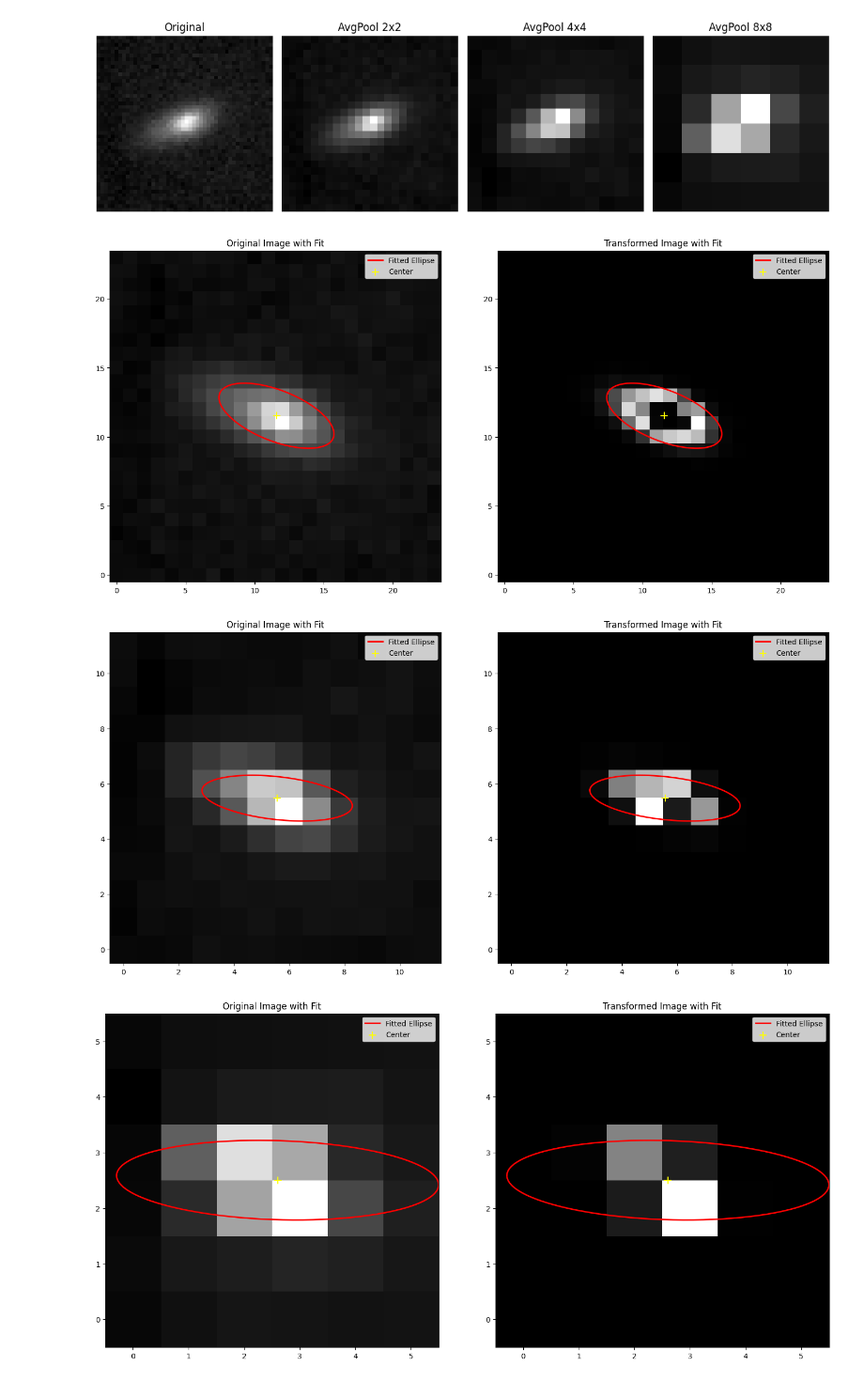
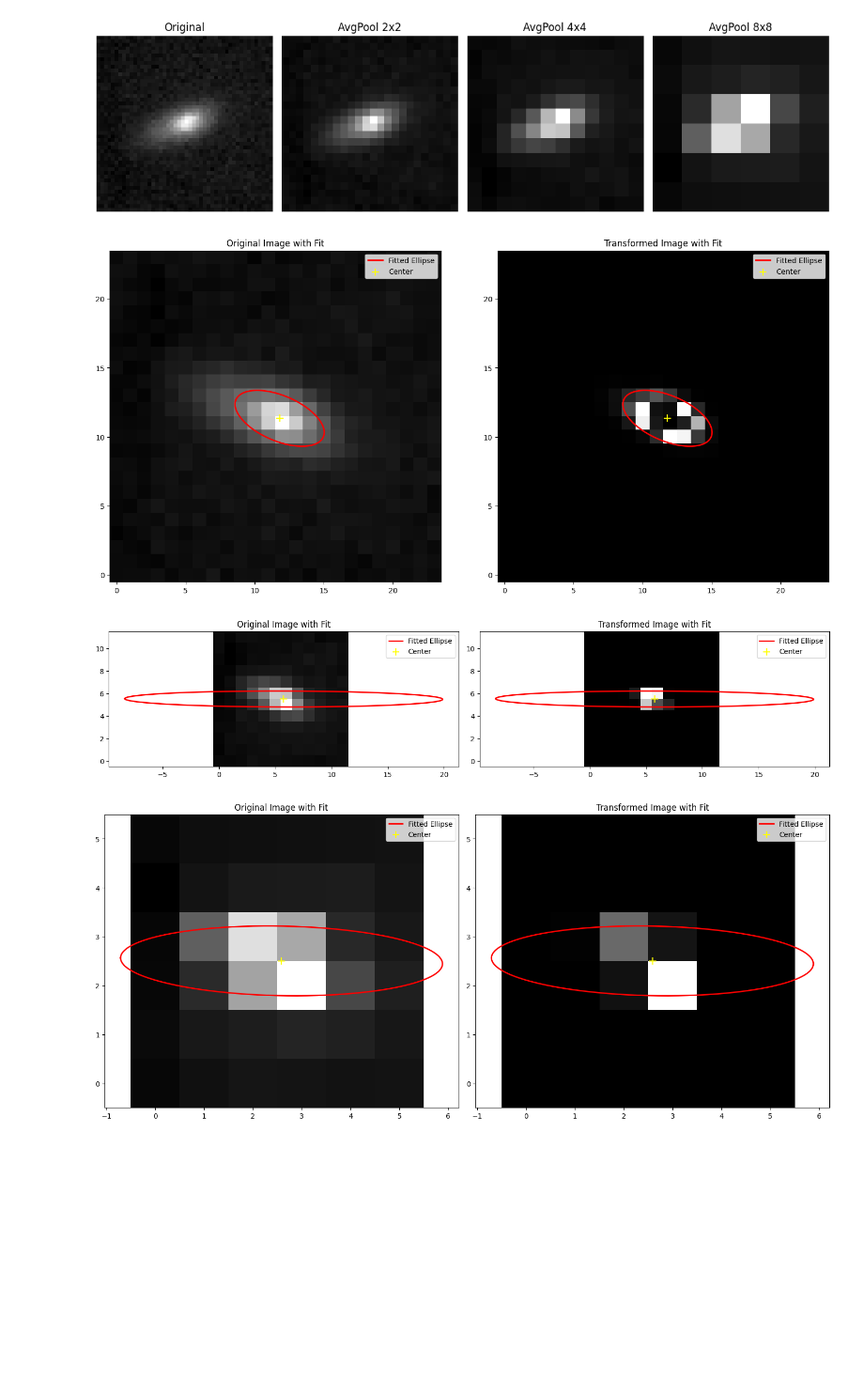
Before and after one commit to mbertagna/Galaxy-Deconv, a Jupyter notebook: tutorials/differentiable_ellipse_fit.ipynb, the cells around one changed output. Shown at 94% size. Drawn from its saved outputs; the diff is of its cells as text; code cells hidden in the pictures; blank space fills up the shorter version.

```diff
--- a/tutorials/differentiable_ellipse_fit.ipynb
+++ b/tutorials/differentiable_ellipse_fit.ipynb
@@ -274,0 +308,23 @@ tensor([[ 2.0156e-09, -3.3836e-08, -9.5646e-07,  ..., -1.6189e-05,
+# %%
+gt = transform_tensor(torch.load("gt.pth"))
+obs = transform_tensor(torch.load("obs.pth"))
+
+print(torch.max(gt), torch.max(obs))
+
+peak_pos_s = np.arange(start=0.1, stop=0.8, step=0.1)
+sharpness_s = np.arange(start=1, stop=21, step=1)
+
+for peak_pos in peak_pos_s:
+    for sharpness in sharpness_s:
+        params, fig = process_and_fit_galaxy(gt,
+                                            #  peak_pos=peak_pos,
+                                            #  sharpness=sharpness
+                                             )
+        plt.show()
+        params, fig = process_and_fit_galaxy(obs,
+                                            #  peak_pos=peak_pos,
+                                            #  sharpness=sharpness
+                                             )
+        plt.show()
+        break
+    break
@@ -285,7 +385,7 @@ def plot_avg_pooled_images(image, scales=[2, 4, 8]):
     image = image.unsqueeze(0).unsqueeze(0)  # Add batch and channel dims (1,1,H,W)
 
     # Plot original image
-    axes[0].imshow(image.squeeze(0).squeeze(0).cpu().numpy(), cmap='gray')
+    axes[0].imshow(image.squeeze(0).squeeze(0).cpu().detach().numpy(), cmap='gray')
     axes[0].set_title("Original")
     axes[0].axis("off")
 
@@ -299,7 +399,7 @@ def plot_avg_pooled_images(image, scales=[2, 4, 8]):
         scaled_images[scale] = pooled_image
 
         # Plot pooled image
-        axes[i + 1].imshow(pooled_image.cpu().numpy(), cmap='gray')
+        axes[i + 1].imshow(pooled_image.cpu().detach().numpy(), cmap='gray')
         axes[i + 1].set_title(f"AvgPool {scale}x{scale}")
         axes[i + 1].axis("off")
 
@@ -308,18 +408,15 @@ def plot_avg_pooled_images(image, scales=[2, 4, 8]):
 
     return scaled_images
 
-# Convert RGB image to grayscale (Galaxy Image)
-galaxy_image = torch.einsum('chw,c->hw', image_tensor.detach(), torch.tensor([0.299, 0.587, 0.114], device=image_tensor.device))
-
 # Call the function to visualize AvgPool2d results
 scaled_images = plot_avg_pooled_images(galaxy_image)
 # %% [output]
 [figure]
 # %%
 for scale, img in scaled_images.items():
-    params, fig = process_and_fit_galaxy(img)
+    params, fig = process_and_fit_galaxy(img, peak_pos=0.5, sharpness=20)
     plt.show()
 # %% [output]
-[figure, old version]
+[figure, new version]
-[figure, old version]
+[figure, new version]
-[figure, old version]
+[figure, new version]
```
Also changed, not shown: parts of 5 cells of this notebook.
